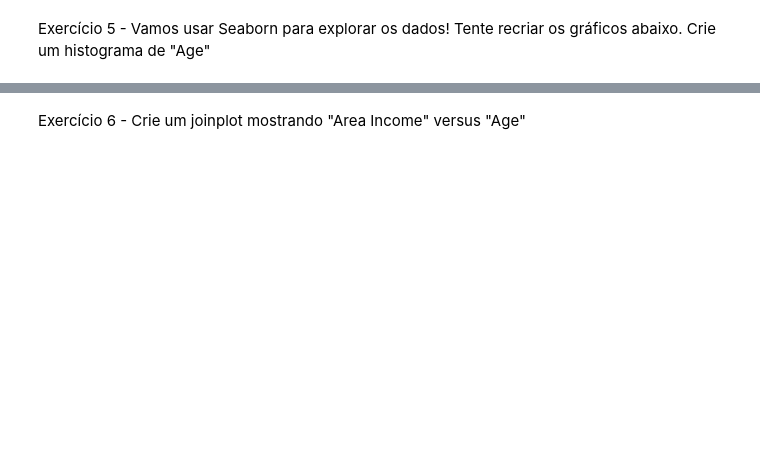
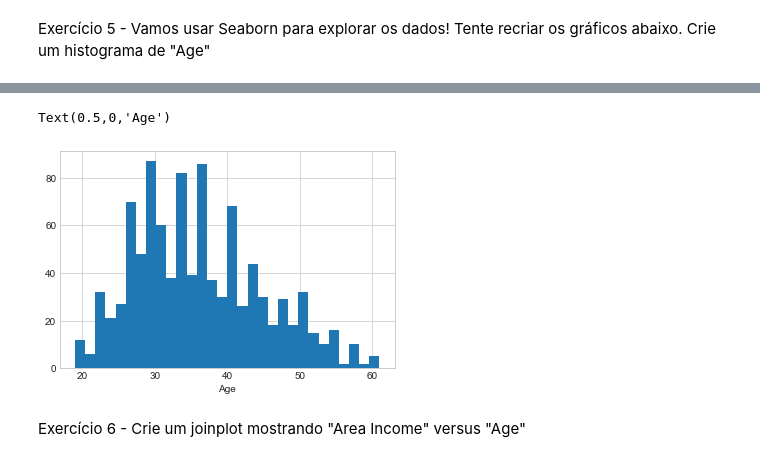
Before and after one commit to luonishicastro/CodingLabs, a Jupyter notebook: Lista Python II/Lista Python II - Curso em Vídeo - Décima Terceira Lista.ipynb, the cells around one changed output, grey strips where cells are left out. Saved outputs shown, nothing was run; the diff lists cells and outputs as text; code cells hidden in the pictures; blank space fills up the shorter version.

```diff
--- a/Lista Python II/Lista Python II - Curso em Vídeo - Décima Terceira Lista.ipynb
+++ b/Lista Python II/Lista Python II - Curso em Vídeo - Décima Terceira Lista.ipynb
@@ -11,2 +63,10 @@ Exercício 5 - Vamos usar Seaborn para explorar os dados! Tente recriar os gráf
+# %%
+#solução proposta
+sns.set_style('whitegrid')
+ad_data['Age'].hist(bins=30)
+plt.xlabel('Age')
+# %% [output]
+Text(0.5,0,'Age')
+[figure, added]
 # %% [markdown]
 Exercício 6 - Crie um joinplot mostrando "Area Income" versus "Age"
```
Also changed, not shown: parts of 10 cells of this notebook.
